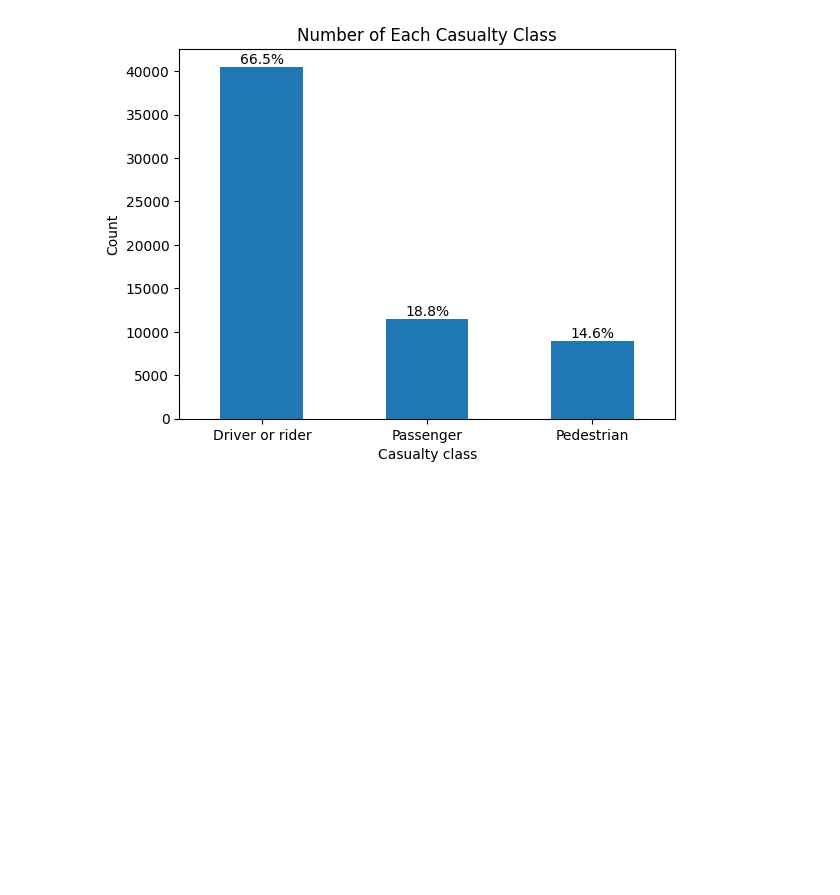
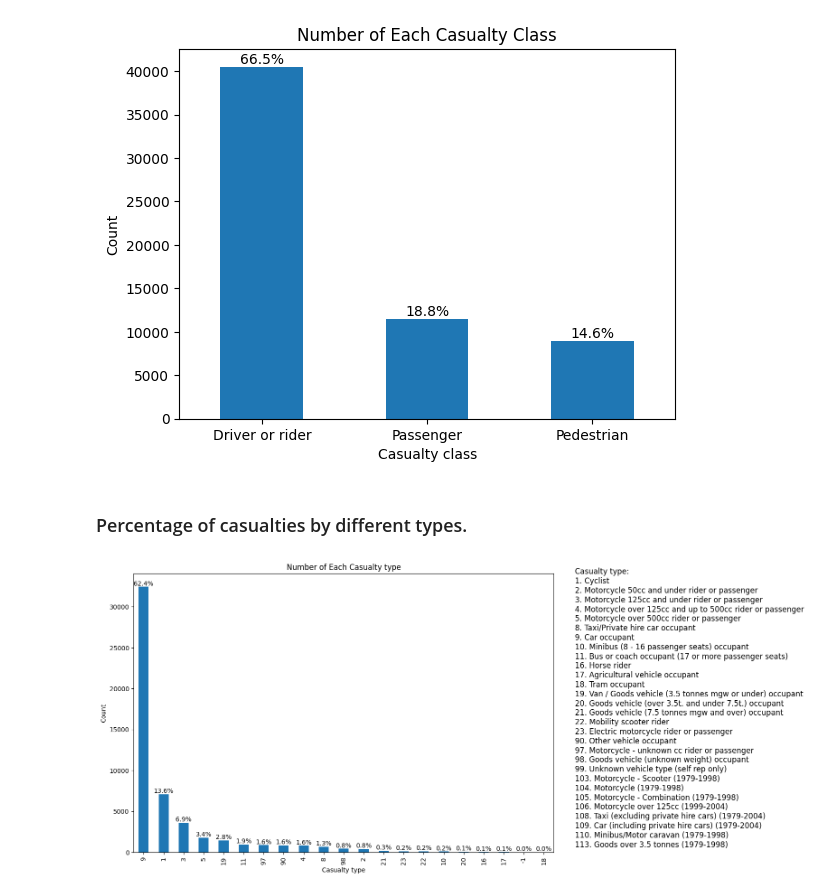
Before and after one commit to MohammadJavadN/Road-Accidents-Analysis, a Jupyter notebook: ds.ipynb, the cells around one changed output. Drawn from its saved outputs; the diff is of its cells as text; code cells hidden in the pictures; blank space fills up the shorter version.

Commit message:
casualty type bar plot

```diff
--- a/ds.ipynb
+++ b/ds.ipynb
@@ -72,3 +64,66 @@ for i, v in enumerate(class_counts):
 plt.show()
 # %% [output]
 [figure]
+# %% [markdown]
+### Percentage of casualties by different types.
+# %%
+# Plot the number of occurrences of each type of the 'casualty_type' column
+class_counts = df[df['casualty_type'] != -1]['casualty_type'].value_counts()
+class_counts = df[df['casualty_type'] != 0]['casualty_type'].value_counts()
+
+# Calculate the percentage of each class
+total = class_counts.sum()
+percentages = (class_counts / total) * 100
+
+# Define the names of the bars
+# bar_names = ['Driver or rider', 'Passenger', 'Pedestrian']
+
+# Plot the bar chart
+plt.figure(figsize=(12, 8))
+ax = class_counts.plot(kind='bar')
+plt.xlabel('Casualty type')
+plt.ylabel('Count')
+plt.title('Number of Each Casualty type')
+
+# Set the names of the bars
+text = "Casualty type:\n" \
+    + "1. Cyclist\n" \
+    + "2. Motorcycle 50cc and under rider or passenger\n" \
+    + "3. Motorcycle 125cc and under rider or passenger\n" \
+    + "4. Motorcycle over 125cc and up to 500cc rider or passenger\n" \
+    + "5. Motorcycle over 500cc rider or passenger\n" \
+    + "8. Taxi/Private hire car occupant\n" \
+    + "9. Car occupant\n" \
+    + "10. Minibus (8 - 16 passenger seats) occupant\n" \
+    + "11. Bus or coach occupant (17 or more passenger seats)\n" \
+    + "16. Horse rider\n" \
+    + "17. Agricultural vehicle occupant\n" \
+    + "18. Tram occupant\n" \
+    + "19. Van / Goods vehicle (3.5 tonnes mgw or under) occupant\n" \
+    + "20. Goods vehicle (over 3.5t. and under 7.5t.) occupant\n" \
+    + "21. Goods vehicle (7.5 tonnes mgw and over) occupant\n" \
+    + "22. Mobility scooter rider\n" \
+    + "23. Electric motorcycle rider or passenger\n" \
+    + "90. Other vehicle occupant\n" \
+    + "97. Motorcycle - unknown cc rider or passenger\n" \
+    + "98. Goods vehicle (unknown weight) occupant\n" \
+    + "99. Unknown vehicle type (self rep only)\n" \
+    + "103. Motorcycle - Scooter (1979-1998)\n" \
+    + "104. Motorcycle (1979-1998)\n" \
+    + "105. Motorcycle - Combination (1979-1998)\n" \
+    + "106. Motorcycle over 125cc (1999-2004)\n" \
+    + "108. Taxi (excluding private hire cars) (1979-2004)\n" \
+    + "109. Car (including private hire cars) (1979-2004)\n" \
+    + "110. Minibus/Motor caravan (1979-1998)\n" \
+    + "113. Goods over 3.5 tonnes (1979-1998)\n"
+
+plt.text(1.05, 0.5, text, fontsize=12, transform=plt.gca().transAxes, va='center')
+
+
+# Annotate the bars with percentages
+for i, v in enumerate(class_counts):
+    ax.text(i, v + 1, f'{percentages[percentages.index[i]]:.1f}%', ha='center', va='bottom')
+
+plt.show()
+# %% [output]
+[figure, added]
```
Also changed, not shown: parts of 1 cell of this notebook.
